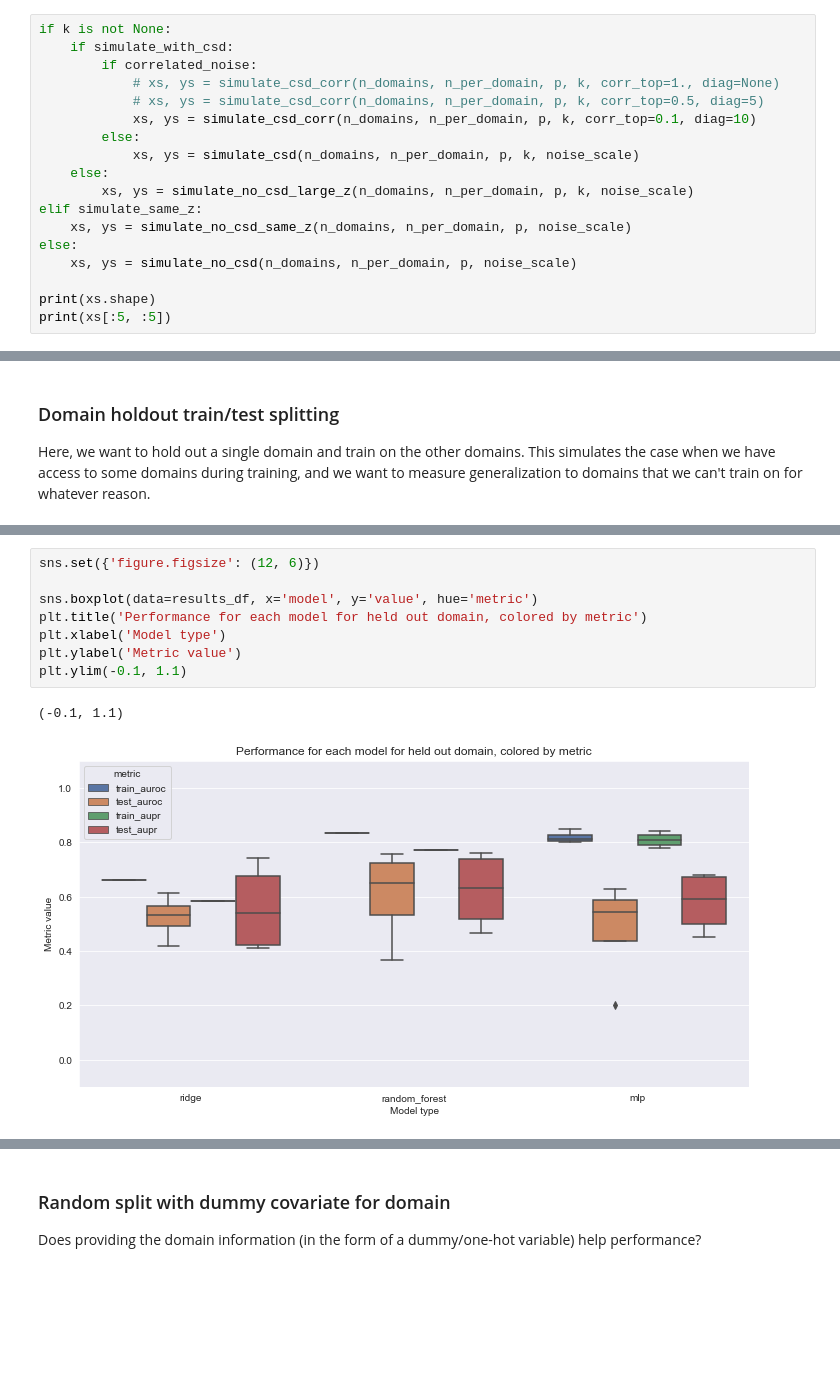
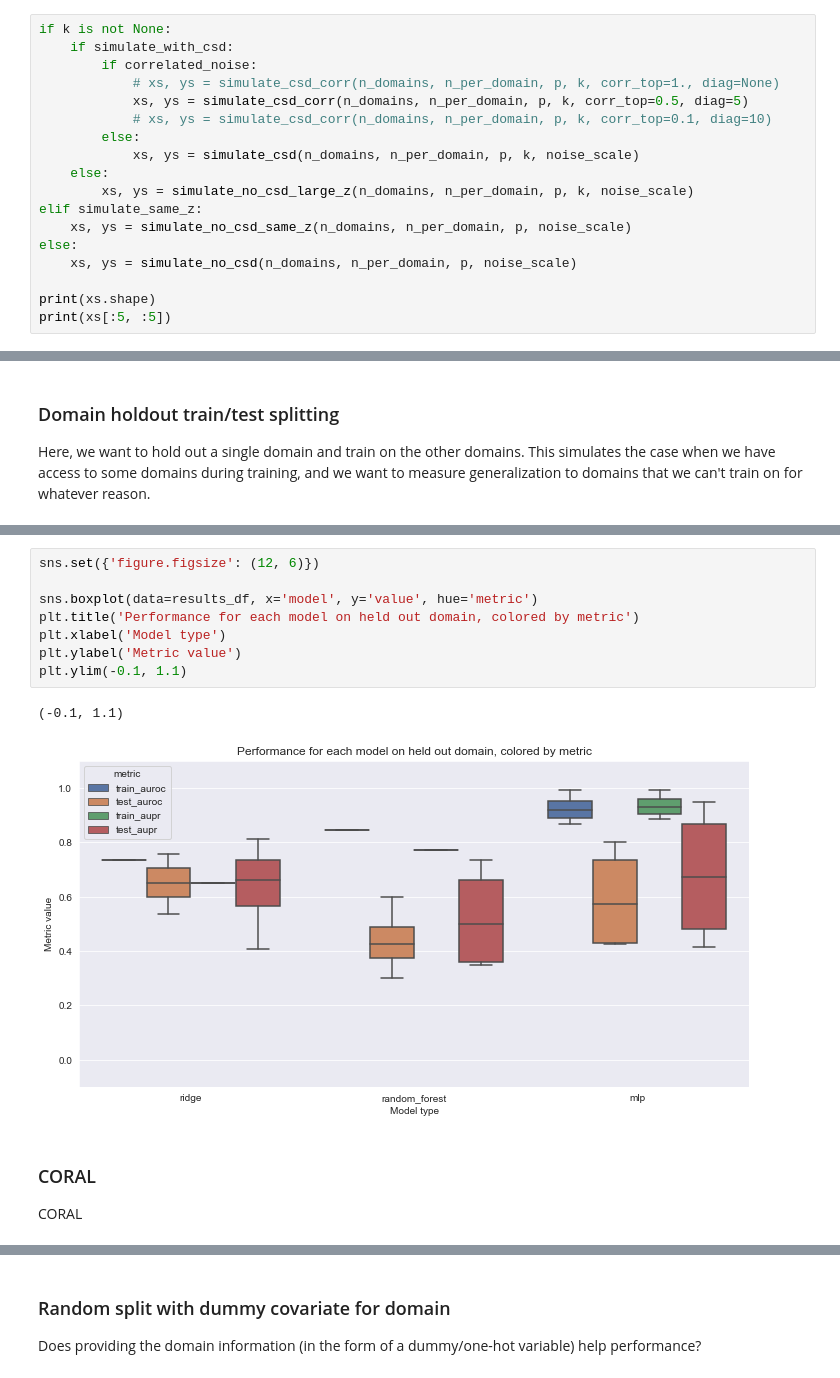
Before and after one commit to greenelab/pancancer-evaluation, a Jupyter notebook: 09_simulations/simulate_domains.ipynb, the cells around one changed output, grey strips where cells are left out. Cells and saved outputs as stored; diff of their text form; blank space fills up the shorter version.

```diff
--- a/09_simulations/simulate_domains.ipynb
+++ b/09_simulations/simulate_domains.ipynb
@@ -44,8 +44,8 @@ if k is not None:
     if simulate_with_csd:
         if correlated_noise:
             # xs, ys = simulate_csd_corr(n_domains, n_per_domain, p, k, corr_top=1., diag=None)
-            # xs, ys = simulate_csd_corr(n_domains, n_per_domain, p, k, corr_top=0.5, diag=5)
-            xs, ys = simulate_csd_corr(n_domains, n_per_domain, p, k, corr_top=0.1, diag=10)
+            xs, ys = simulate_csd_corr(n_domains, n_per_domain, p, k, corr_top=0.5, diag=5)
+            # xs, ys = simulate_csd_corr(n_domains, n_per_domain, p, k, corr_top=0.1, diag=10)
         else:
             xs, ys = simulate_csd(n_domains, n_per_domain, p, k, noise_scale)
     else:
@@ -287,11 +287,15 @@ Fitting 1 folds for each of 20 candidates, totalling 20 fits
 # %%
 sns.set({'figure.figsize': (12, 6)})
 
 sns.boxplot(data=results_df, x='model', y='value', hue='metric')
-plt.title('Performance for each model for held out domain, colored by metric')
+plt.title('Performance for each model on held out domain, colored by metric')
 plt.xlabel('Model type')
 plt.ylabel('Metric value')
 plt.ylim(-0.1, 1.1)
 # %% [output]
 (-0.1, 1.1)
-[figure, old version]
+[figure, new version]
+# %% [markdown]
+### CORAL
+
+CORAL
```
Also changed, not shown: parts of 16 cells of this notebook, 1 other file.
